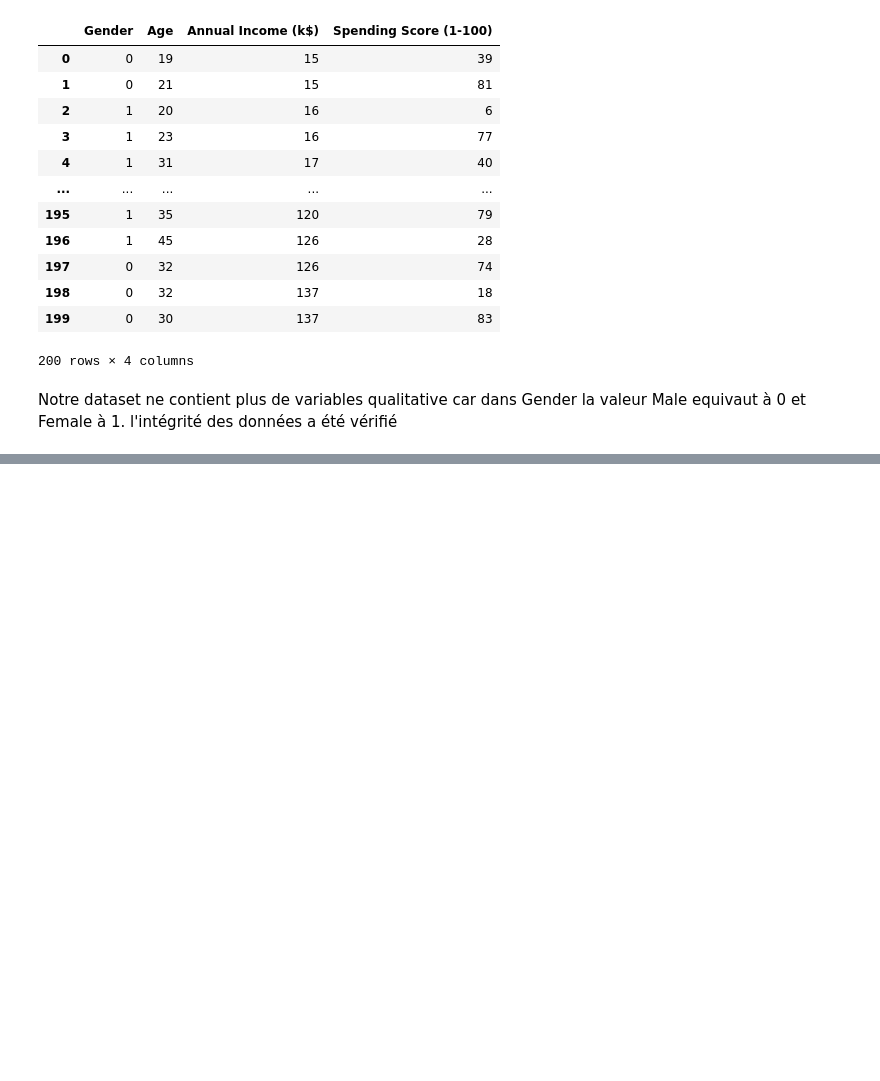
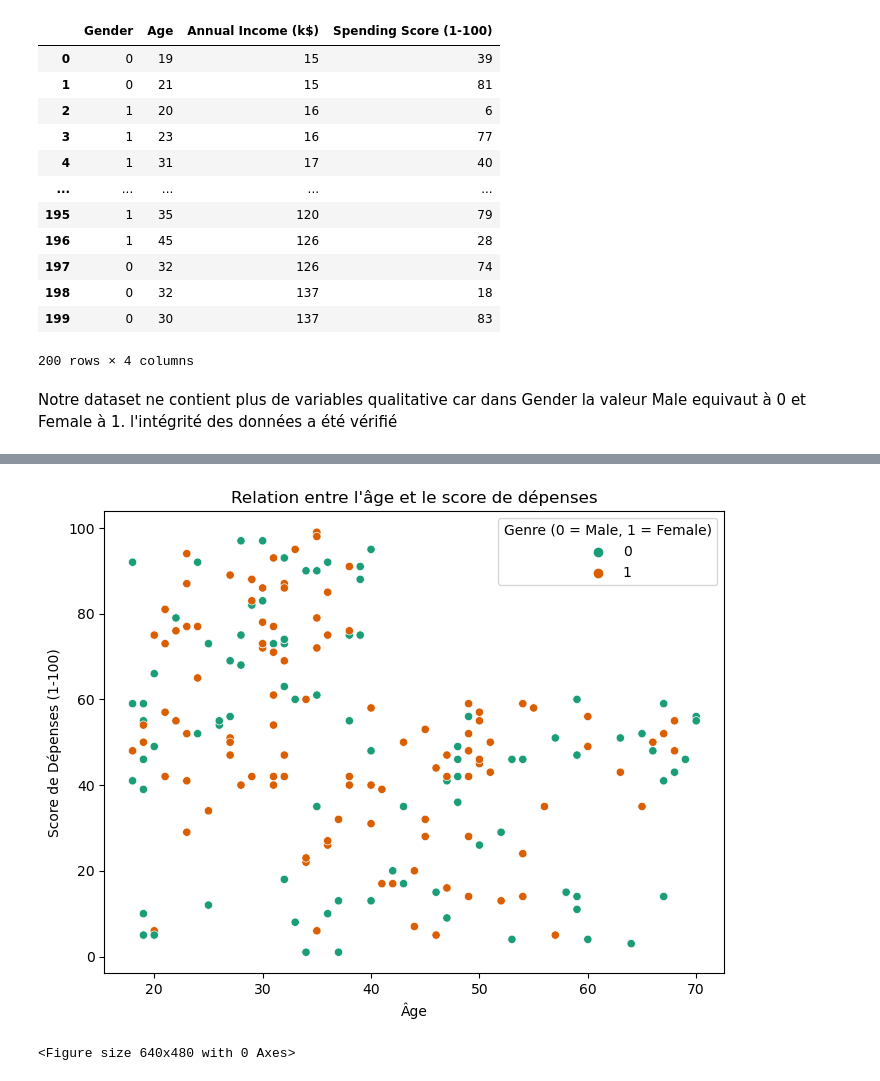
Before and after one commit to Makima225/D-tection_Fraude_Carte_Bancaire, a Jupyter notebook: projets.ipynb, the cells around one changed output, grey strips where cells are left out. Drawn from its saved outputs; the diff is of its cells as text; code cells hidden in the pictures; blank space fills up the shorter version.

```diff
--- a/projets.ipynb
+++ b/projets.ipynb
@@ -113,0 +161,38 @@ Notre dataset ne contient plus de variables qualitative car dans Gender la valeu
+# %%
+# Création des nuages de points pour montrer la rélation entre l'age des clients et leurs score de dépense
+
+import matplotlib.pyplot as plt
+import seaborn as sns
+
+
+
+# Créez un nuage de points pour montrer la relation entre l'âge et le score de dépenses
+plt.figure(figsize=(8, 6))
+sns.scatterplot(x='Age', y='Spending Score (1-100)', data=df_copy, hue='Gender', palette='Dark2')
+plt.title('Relation entre l\'âge et le score de dépenses')
+plt.xlabel('Âge')
+plt.ylabel('Score de Dépenses (1-100)')
+plt.legend(title='Genre (0 = Male, 1 = Female)', loc='upper right')
+plt.show()
+# %% [output]
+[figure, added]
+# %%
+# Créez un ensemble de sous-graphiques pour les trois caractéristiques
+fig, axes = plt.subplots(1, 3, figsize=(15, 5))
+
+# Boîte à moustaches pour l'âge
+sns.boxplot(df_copy['Age'], ax=axes[0], color='blue')
+axes[0].set_title('Boîte à moustaches de l\'âge')
+
+# Boîte à moustaches pour le revenu annuel
+sns.boxplot(df_copy['Annual Income (k$)'], ax=axes[1], color='green')
+axes[1].set_title('Boîte à moustaches du revenu annuel')
+
+# Boîte à moustaches pour le score de dépenses
+sns.boxplot(df_copy['Spending Score (1-100)'], ax=axes[2], color='red')
+axes[2].set_title('Boîte à moustaches du score de dépenses')
+
+plt.tight_layout()
+plt.show()
+# %% [output]
+<Figure size 640x480 with 0 Axes>
```
Also changed, not shown: parts of 3 cells of this notebook.
